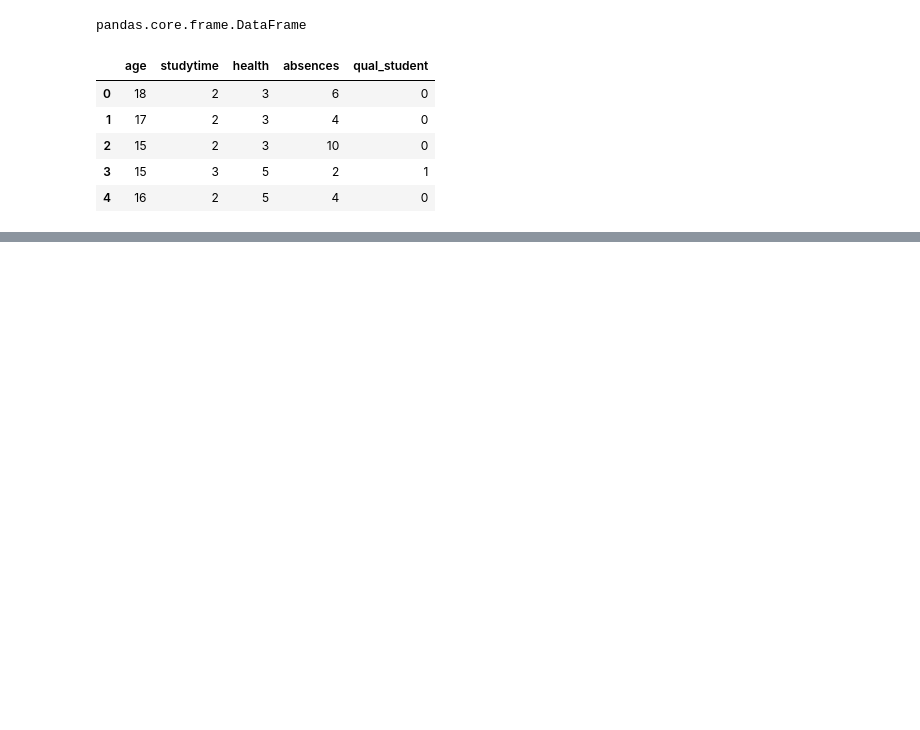
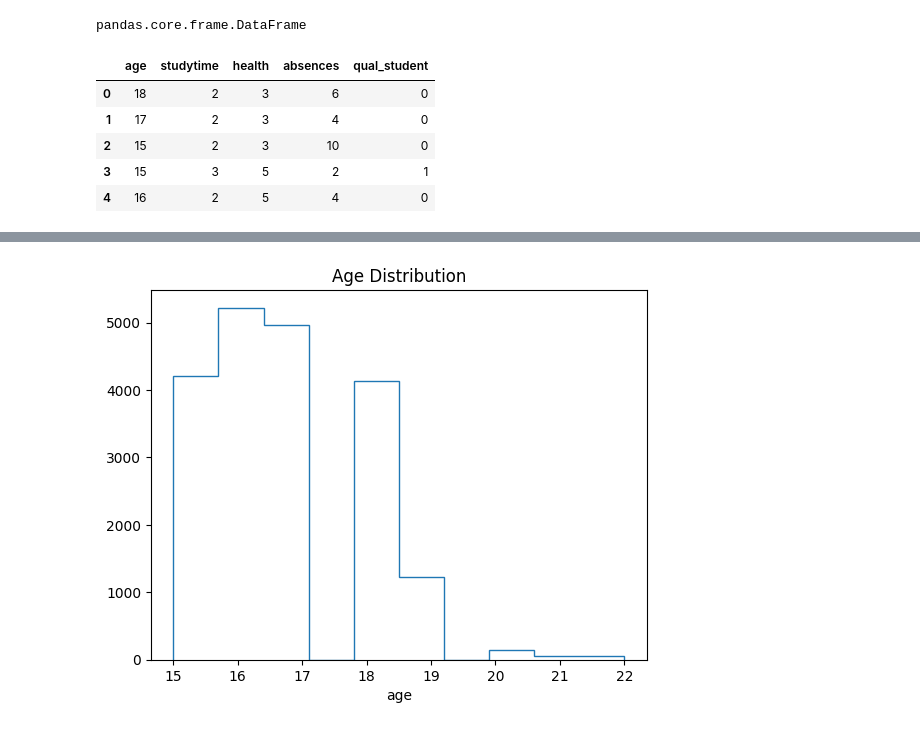
Before and after one commit to CMU-313/fall-22-hw4-amy-and-her-friends, a Jupyter notebook: model_build.ipynb, the cells around one changed output, grey strips where cells are left out. Saved outputs shown, nothing was run; the diff lists cells and outputs as text; code cells hidden in the pictures; blank space fills up the shorter version.

```diff
--- a/model_build.ipynb
+++ b/model_build.ipynb
@@ -171,0 +262,8 @@ df.head()
+# %%
+counts, bins = np.histogram(everything[1])
+plt.stairs(counts, bins)
+plt.title('Age Distribution')
+plt.xlabel('age')
+plt.show()
+# %% [output]
+[figure, added]
```
Also changed, not shown: parts of 23 cells of this notebook, 2 other files.
